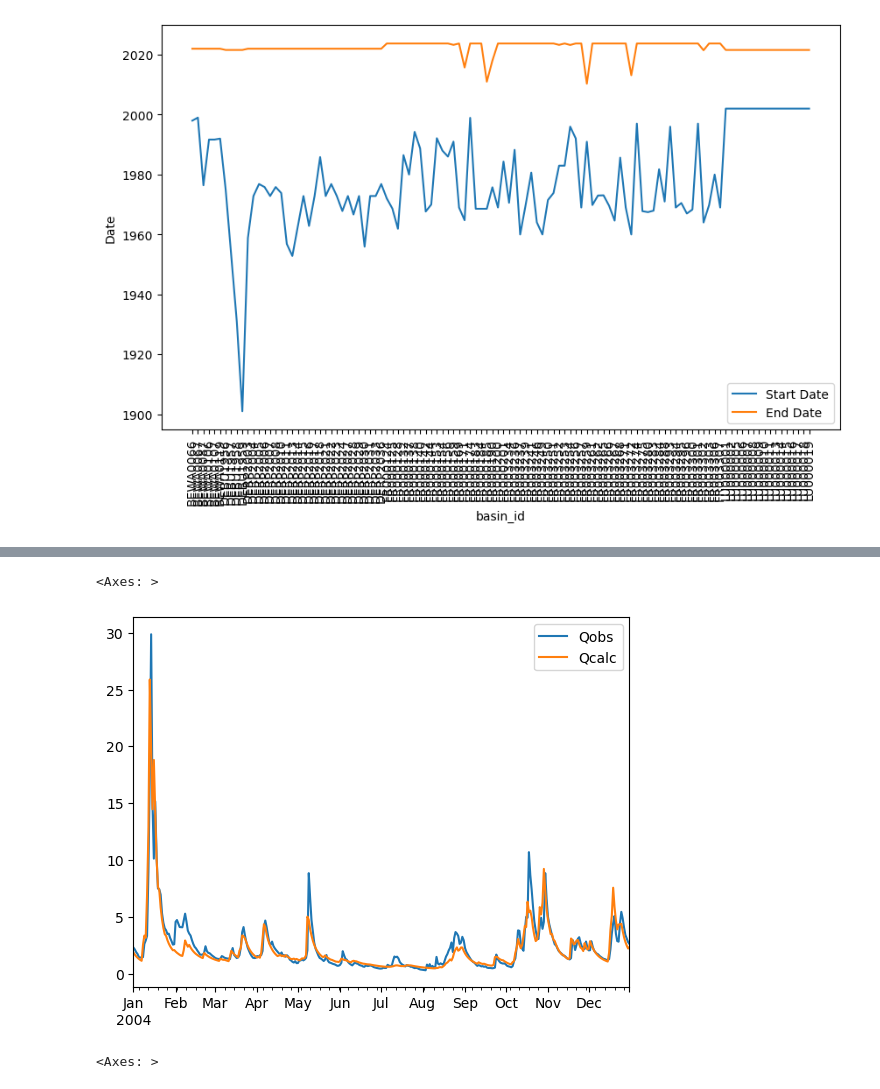
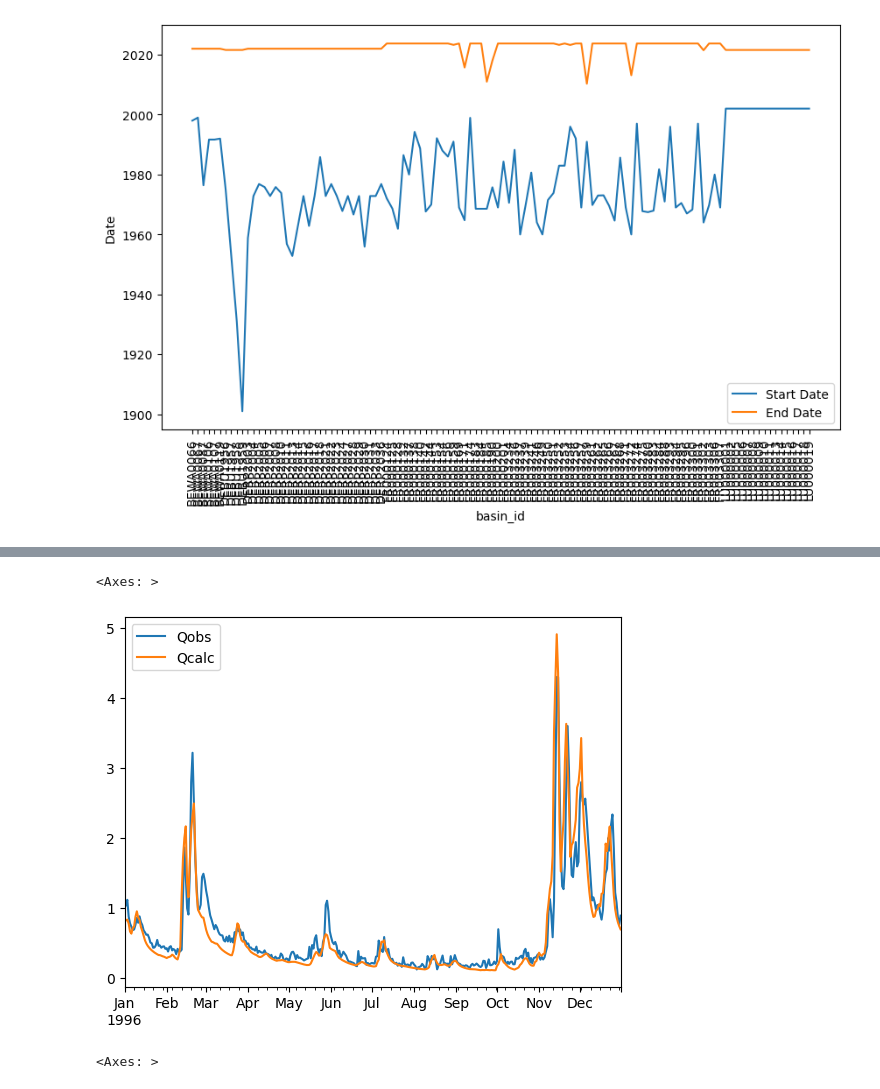
Before and after one commit to thiagovmdon/estreams_superflexpy, a Jupyter notebook: code/01_modelling_distributed_Moselle.ipynb, the cells around one changed output, grey strips where cells are left out. Cells and saved outputs as stored; diff of their text form; code cells hidden in the pictures.

```diff
--- a/code/01_modelling_distributed_Moselle.ipynb
+++ b/code/01_modelling_distributed_Moselle.ipynb
@@ -1456,0 +1258,15 @@ perm_areas
+# %%
+best_params_dict_model_r_1 = {'high_snow_k': 4.086426297944429,
+ 'high_unsaturated_Ce': 0.9567288089362507,
+ 'high_unsaturated_beta': 1.0331337523819135,
+ 'high_slowhigh_k': 0.0013319218103794586,
+ 'general_snow_k': 4.086426297944429,
+ 'general_unsaturated_Ce': 0.9567288089362507,
+ 'general_unsaturated_beta': 1.0331337523819135,
+ 'general_slow_k': 0.011234798028853129,
+ 'general_lag-fun_lag-time': 3.9750011064022424,
+ 'general_fast_k': 0.48590540089635903,
+ 'low_snow_k': 4.086426297944429,
+ 'low_unsaturated_Ce': 0.9567288089362507,
+ 'low_unsaturated_beta': 1.0331337523819135,
+ 'low_fast_k': 0.004905033249936297}
@@ -1457,3 +1338,5 @@ perm_areas
+# %%
+best_params_dict_model = best_params_dict_model_r_1
 # %%
 model.reset_states()
 
@@ -1529,5 +1727,5 @@ nse_results_cal
 # %%
-catchments_ids = second_half_df.index.tolist()
+#catchments_ids = second_half_df.index.tolist()
 #catchments_ids = first_half_df.index.tolist()
 
 # Run the iterative function
@@ -1549,13 +1747,12 @@ for _, row in iterative_downstream_df.iterrows():
 # Generate Nodes dynamically and assign them as global variables
 catchments = [] # Dictionary to store nodes
 
-
-
 # Initialize the dictionary
 inputs = {}
 observations = {}
 areas = {}
 perm_areas = {}
+quality_masks = {}
 
 for basin_id in catchments_ids:
 
@@ -1567,26 +1764,28 @@ for basin_id in catchments_ids:
     data["Q"] = (data.Q * 86400 * 1000) / (area * 1000000)
 
     # Define the subset to be used:
-    #data = data.loc["1988":"2001", :]
-    data = data.loc["2002":"2015"]
+    data = data.loc["1988":"2001", :]
+    #data = data.loc["2002":"2015"]
 
     # Interpolate when needed:
     data['pet_mean'] = data['pet_mean'].interpolate()
     data['t_mean'] = data['t_mean'].interpolate()
+    data['p_mean'] = data['p_mean'].interpolate()
 
     # Save the variables:
     Q_obs = data.loc[:, "Q"].values
     P = data.loc[:, "p_mean"].values
     E = data.loc[:, "pet_mean"].values
     T = data.loc[:, "t_mean"].values
+    quality =  (pd.isna(Q_obs)).astype(int)
 
     inputs[basin_id] = [P, T, E]
     observations[basin_id] = Q_obs
     areas[basin_id] = area
-
-    perm_areas[basin_id] = [round(estreams_attributes.loc[basin_id, "perm_high_regi"] / 100, 3),
-                            round(estreams_attributes.loc[basin_id, "perm_medium_regi"] / 100, 3),
-                            round(estreams_attributes.loc[basin_id, "perm_low_regi"] / 100, 3)]
+    perm_areas[basin_id] = [round(estreams_attributes.loc[basin_id, "perm_high_regi"] / 100, 2),
+                            round(estreams_attributes.loc[basin_id, "perm_medium_regi"] / 100, 2),
+                            round(estreams_attributes.loc[basin_id, "perm_low_regi"] / 100, 2)]
+    quality_masks[basin_id] = quality
 
 
 for cat_id in catchments_ids:
@@ -1723,8 +2791,8 @@ AttributeError: 'numpy.ndarray' object has no attribute 'numpy'
 # %%
-Qtimeseries = pd.DataFrame(index = pd.date_range('01-01-2002','12-31-2014', freq='D'))
+Qtimeseries = pd.DataFrame(index = pd.date_range('01-01-1988','12-31-2000', freq='D'))
 
-Qtimeseries["Qobs"] = observations["FR003237"]
-Qtimeseries["Qcalc"] = output["FR003237"][0]
+Qtimeseries["Qobs"] = observations["DEBU1959"]
+Qtimeseries["Qcalc"] = output["DEBU1959"][0]
 
 1 - obj_fun_nsee(observations = Qtimeseries.iloc[365:, 0].values, simulation = Qtimeseries.iloc[365:, 1].values, expo = 0.5)
 # %% [output]
@@ -1737,8 +2810,8 @@ Qtimeseries.plot()
 # %%
-Qtimeseries.loc["2004":"2004"].plot()
+Qtimeseries.loc["1996":"1996"].plot()
 # %% [output]
 <Axes: >
-[figure, old version]
+[figure, new version]
 # %%
 nse_results_cal.nse.plot()
 nse_df.nse.plot()
```
Also changed, not shown: parts of 123 cells of this notebook, 1 other file.
